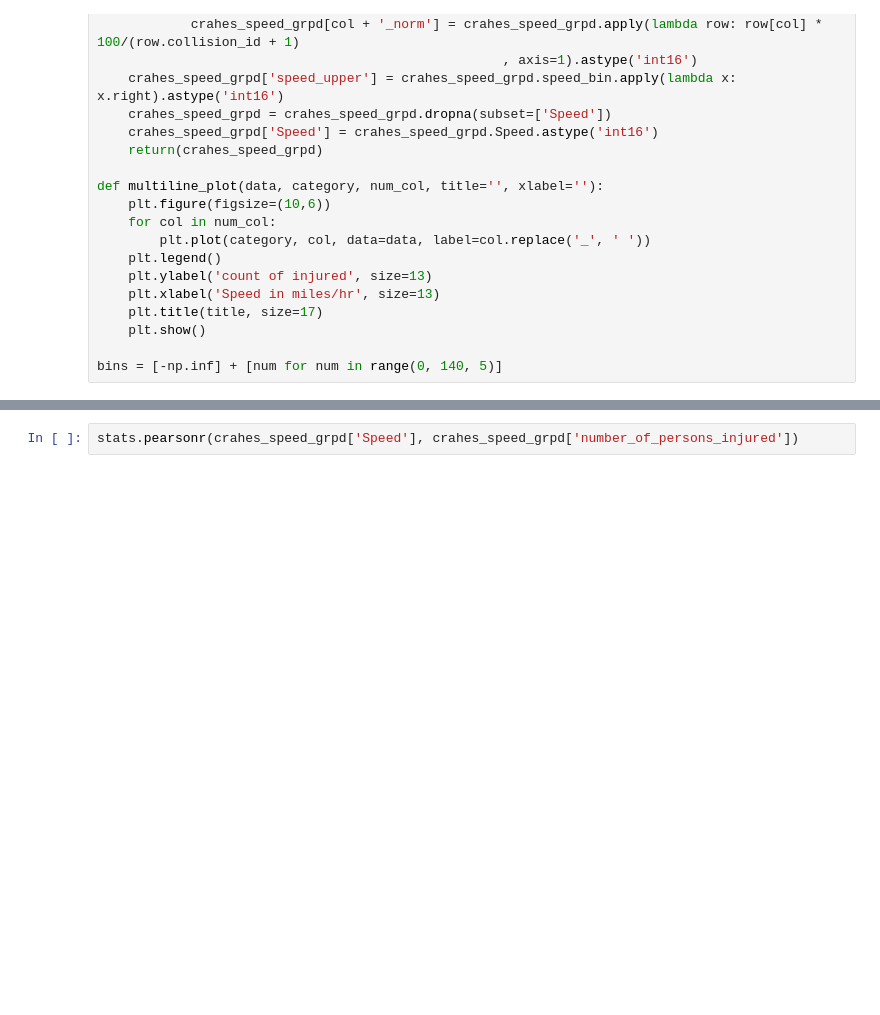
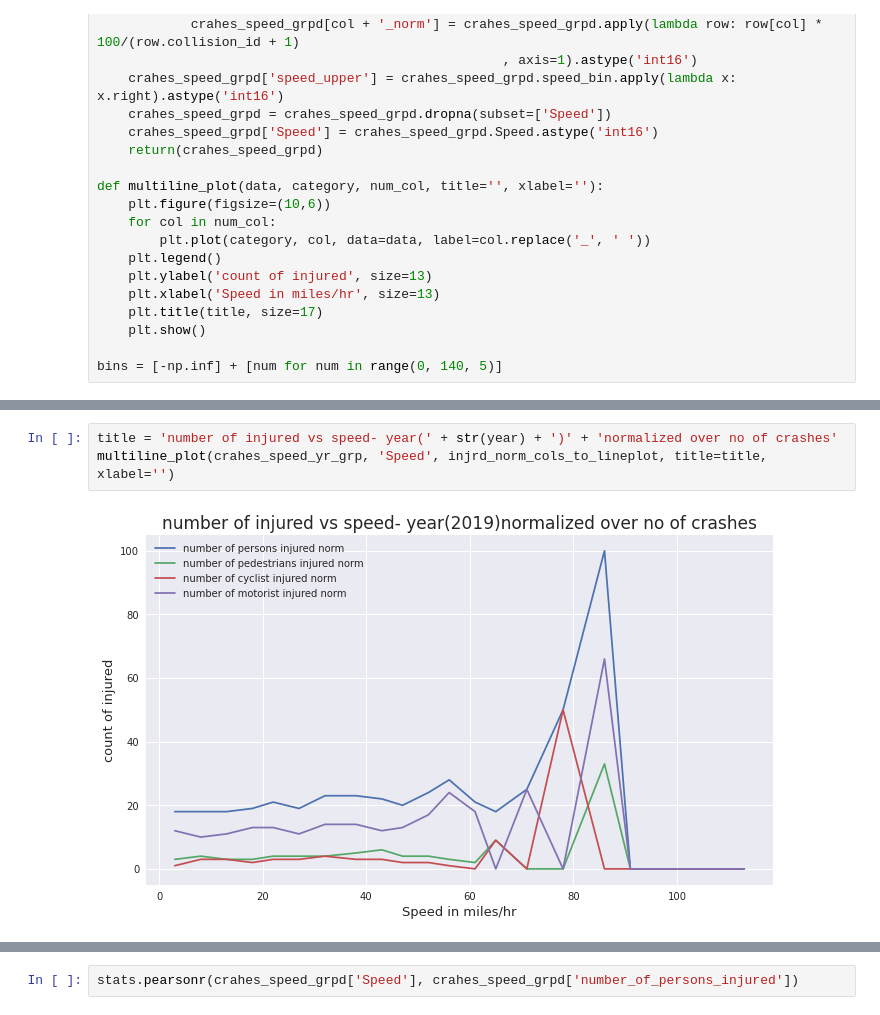
Before and after one commit to amitj1jan/MileStone-I-MADS-Course, a Jupyter notebook: SIADS592.ipynb, the cells around one changed output, grey strips where cells are left out. Saved outputs shown, nothing was run; the diff lists cells and outputs as text; blank space fills up the shorter version.

```diff
--- a/SIADS592.ipynb
+++ b/SIADS592.ipynb
@@ -1069,0 +976,5 @@ multiline_plot(crahes_speed_years_grp, 'Speed', killed_norm_cols_to_lineplot, ti
+# %%
+title = 'number of injured vs speed- year(' + str(year) + ')' + 'normalized over no of crashes'
+multiline_plot(crahes_speed_yr_grp, 'Speed', injrd_norm_cols_to_lineplot, title=title, xlabel='')
+# %% [output]
+[figure, added]
```
Also changed, not shown: parts of 159 cells of this notebook.
